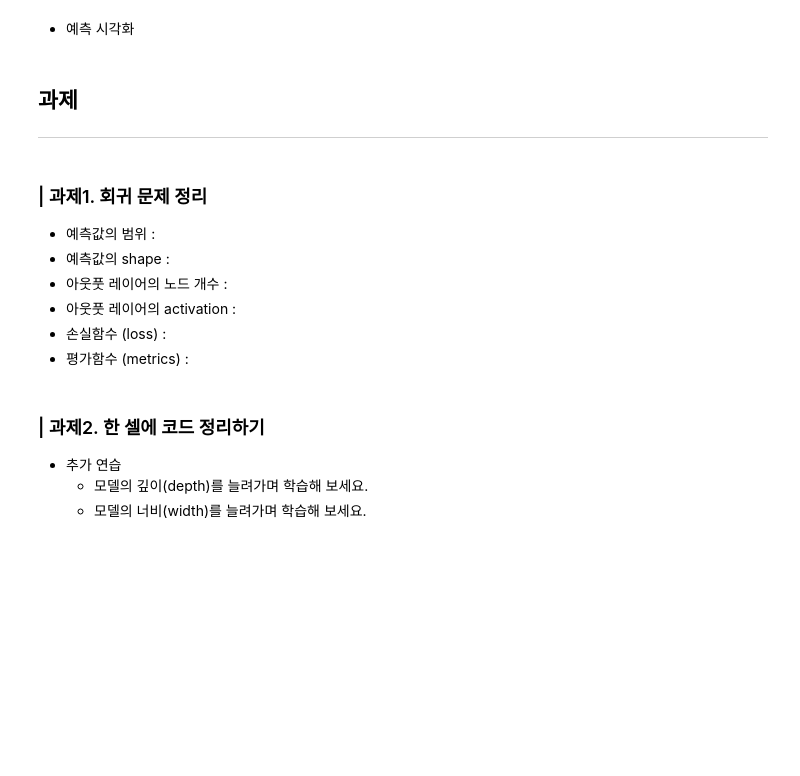
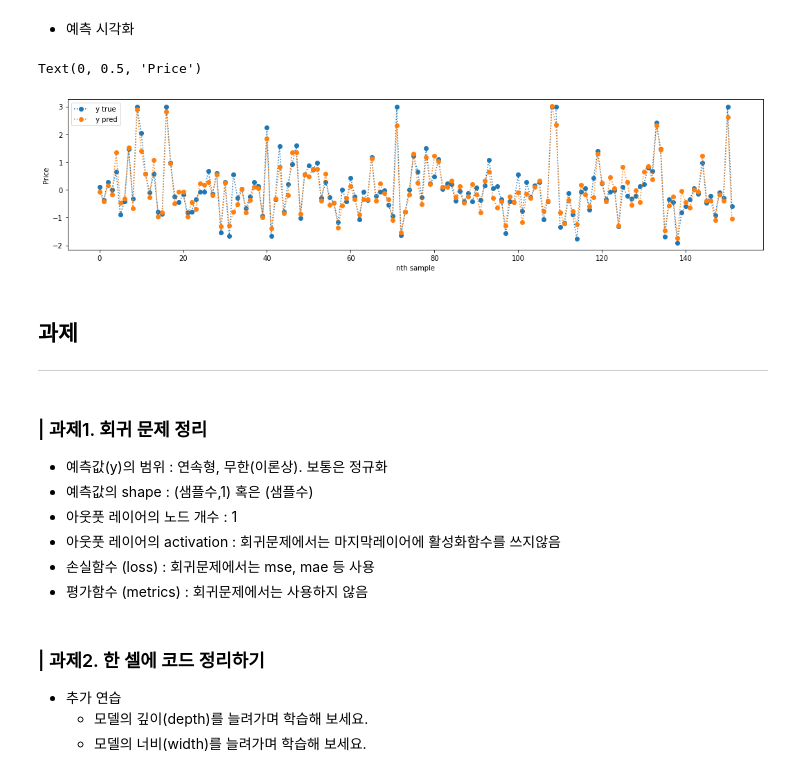
Before and after one commit to GETHUB55/SkillTreePython-DeepLearning, a Jupyter notebook: 01.딥러닝with텐서플로우-basic/ch01_03_DNN기초_회귀모델.ipynb, the cells around one changed output. Cells and saved outputs as stored; diff of their text form; code cells hidden in the pictures; blank space fills up the shorter version.

````diff
--- a/01.딥러닝with텐서플로우-basic/ch01_03_DNN기초_회귀모델.ipynb
+++ b/01.딥러닝with텐서플로우-basic/ch01_03_DNN기초_회귀모델.ipynb
@@ -97,3 +213,6 @@ model.compile(loss, optimizer)
+# %%
+model.compile(loss = 'mean_squared_error',
+              optimizer = 'adam')
 # %% [markdown]
 #### **학습**
 
@@ -106 +225,3 @@ model.fit(x_train, y_train, epochs, batch_size)
 * `batch_size` : 배치 사이즈 ((업데이트 한번에 사용될 샘플 개수)
+# %%
+model.fit(x_train, y_train, epochs=100, batch_size=10)
@@ -122,3 +267,9 @@ model.predict(x_test)
 ```
 * `x_test` : 넘파이 혹은 텐서 형식의 인풋 테스트 데이터
 * `y_test` : 넘파이 혹은 텐서 형식의 아웃풋 테스트 데이터
+# %%
+y_pred = model.predict(x_test)
+y_pred = y_pred.flatten() #2차원 행렬-> 1차 벡터
+print(y_test.shape,y_pred.shape )
+for i in range(10):
+  print(f'* 집값 :{y_test[i]}, 예측한 집값:{y_pred[i]}')
@@ -125,17 +288,27 @@ model.predict(x_test)
 # %% [markdown]
 * 예측 시각화
+# %%
+plt.figure(figsize =(18,4))
+plt.plot(y_test, marker='o', linestyle=':', label=' y true')
+plt.plot(y_pred, marker='o', linestyle=':', label=' y pred')
+plt.legend()
+plt.xlabel('nth sample')
+plt.ylabel('Price')
+# %% [output]
+Text(0, 0.5, 'Price')
+[figure, added]
 # %% [markdown]
 ## 과제
 ---
 # %% [markdown]
 ### | 과제1. 회귀 문제 정리
 
-* 예측값의 범위 :
-* 예측값의 shape :
-* 아웃풋 레이어의 노드 개수 :
-* 아웃풋 레이어의 activation :
-* 손실함수 (loss) :
-* 평가함수 (metrics) :
+* 예측값(y)의 범위 : 연속형, 무한(이론상). 보통은 정규화
+* 예측값의 shape : (샘플수,1) 혹은 (샘플수)
+* 아웃풋 레이어의 노드 개수 : 1
+* 아웃풋 레이어의 activation : 회귀문제에서는 마지막레이어에 활성화함수를 쓰지않음
+* 손실함수 (loss) : 회귀문제에서는 mse, mae 등 사용
+* 평가함수 (metrics) : 회귀문제에서는 사용하지 않음
 # %% [markdown]
 ### | 과제2. 한 셀에 코드 정리하기
 
````
Also changed, not shown: parts of 18 cells of this notebook.
